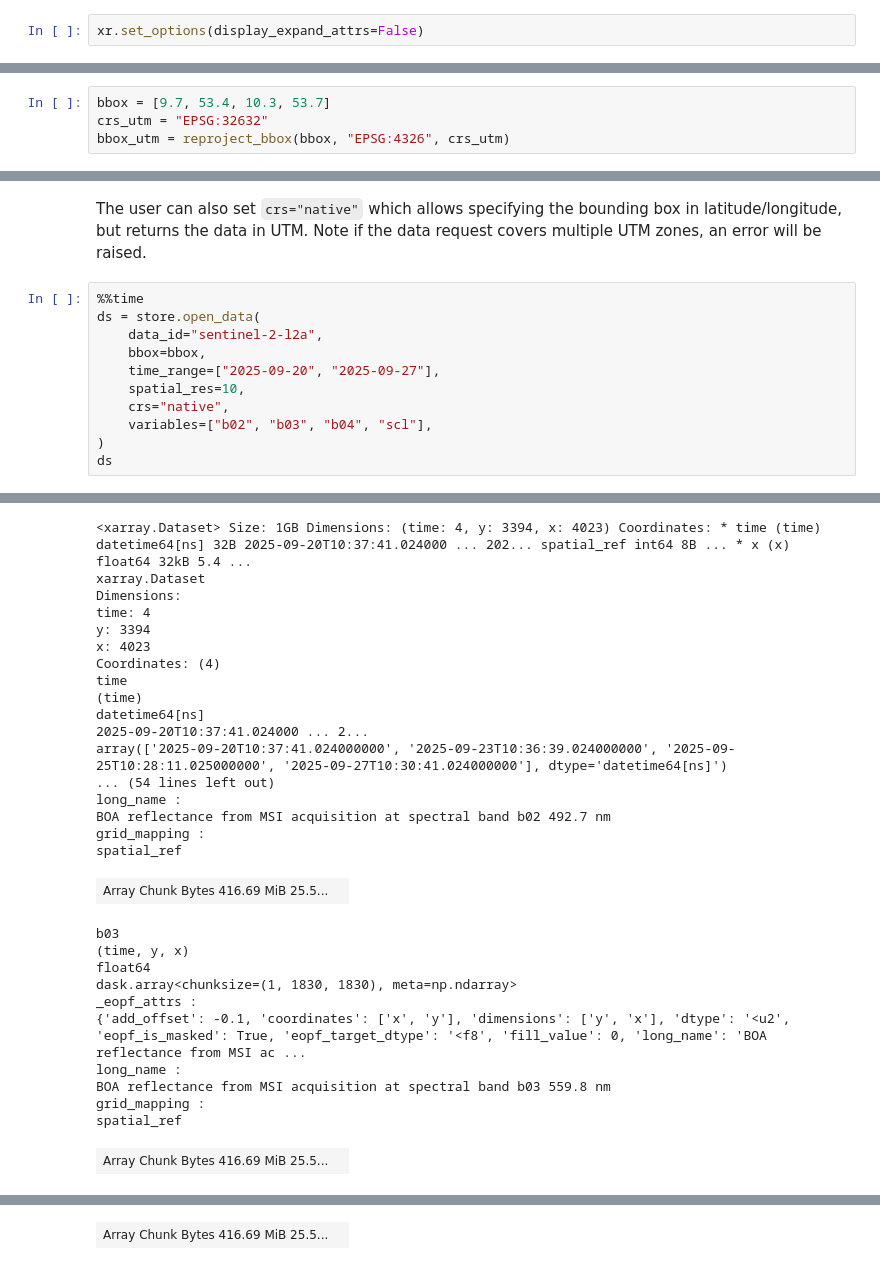
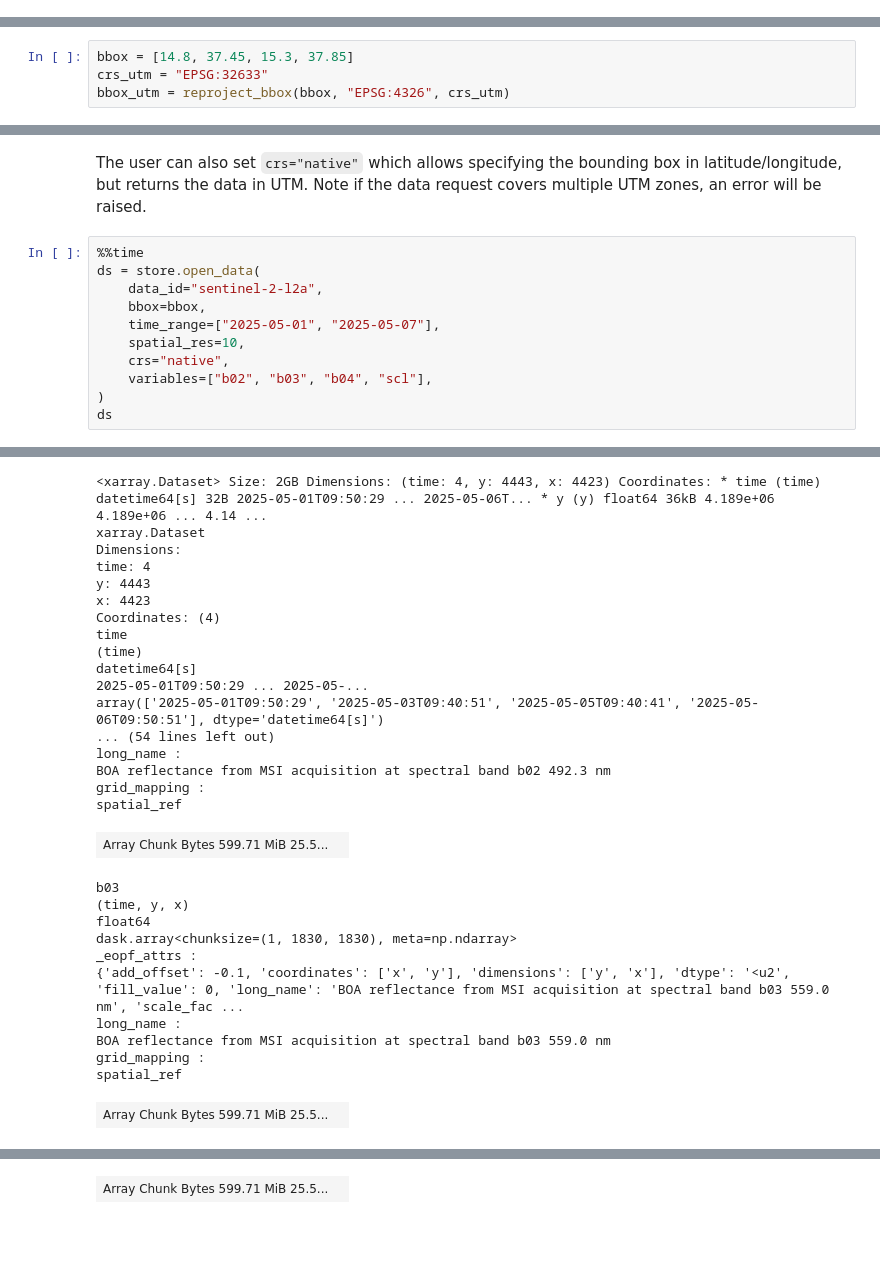
Before and after one commit to EOPF-Sample-Service/xcube-eopf, a Jupyter notebook: examples/sentinel_2.ipynb, the cells around one changed output, grey strips where cells are left out. Drawn from its saved outputs; the diff is of its cells as text; blank space fills up the shorter version.

```diff
--- a/examples/sentinel_2.ipynb
+++ b/examples/sentinel_2.ipynb
@@ -14,2 +55,0 @@ import xarray as xr
-# %%
-xr.set_options(display_expand_attrs=False)
@@ -47,6 +86,6 @@ We now want to generate a data cube from the Sentinel-2 L2A product. We therefor
 # %%
-bbox = [9.7, 53.4, 10.3, 53.7]
-crs_utm = "EPSG:32632"
+bbox = [14.8, 37.45, 15.3, 37.85]
+crs_utm = "EPSG:32633"
 bbox_utm = reproject_bbox(bbox, "EPSG:4326", crs_utm)
 # %%
 %%time
@@ -151,7 +203,7 @@ The user can also set `crs="native"` which allows specifying the bounding box in
 ds = store.open_data(
     data_id="sentinel-2-l2a",
     bbox=bbox,
-    time_range=["2025-09-20", "2025-09-27"],
+    time_range=["2025-05-01", "2025-05-07"],
     spatial_res=10,
     crs="native",
     variables=["b02", "b03", "b04", "scl"],
@@ -163,32 +215,32 @@ Wall time: 10.4 s
-<xarray.Dataset> Size: 1GB Dimensions: (time: 4, y: 3394, x: 4023) Coordinates: * time (time) datetime64[ns] 32B 2025-09-20T10:37:41.024000 ... 202... spatial_ref int64 8B ... * x (x) float64 32kB 5.4 ...
+<xarray.Dataset> Size: 2GB Dimensions: (time: 4, y: 4443, x: 4423) Coordinates: * time (time) datetime64[s] 32B 2025-05-01T09:50:29 ... 2025-05-06T... * y (y) float64 36kB 4.189e+06 4.189e+06 ... 4.14 ...
 xarray.Dataset
 Dimensions:
 time: 4
-y: 3394
-x: 4023
+y: 4443
+x: 4423
 Coordinates: (4)
 time
 (time)
-datetime64[ns]
-2025-09-20T10:37:41.024000 ... 2...
-array(['2025-09-20T10:37:41.024000000', '2025-09-23T10:36:39.024000000', '2025-09-25T10:28:11.025000000', '2025-09-27T10:30:41.024000000'], dtype='datetime64[ns]')
+datetime64[s]
+2025-05-01T09:50:29 ... 2025-05-...
+array(['2025-05-01T09:50:29', '2025-05-03T09:40:51', '2025-05-05T09:40:41', '2025-05-06T09:50:51'], dtype='datetime64[s]')
 ... (54 lines left out)
 long_name :
-BOA reflectance from MSI acquisition at spectral band b02 492.7 nm
+BOA reflectance from MSI acquisition at spectral band b02 492.3 nm
 grid_mapping :
 spatial_ref
-| Array Chunk Bytes 416.69 MiB 25.5... |  |
+| Array Chunk Bytes 599.71 MiB 25.5... |  |
 b03
 (time, y, x)
 float64
 dask.array<chunksize=(1, 1830, 1830), meta=np.ndarray>
 _eopf_attrs :
-{'add_offset': -0.1, 'coordinates': ['x', 'y'], 'dimensions': ['y', 'x'], 'dtype': '<u2', 'eopf_is_masked': True, 'eopf_target_dtype': '<f8', 'fill_value': 0, 'long_name': 'BOA reflectance from MSI ac ...
+{'add_offset': -0.1, 'coordinates': ['x', 'y'], 'dimensions': ['y', 'x'], 'dtype': '<u2', 'fill_value': 0, 'long_name': 'BOA reflectance from MSI acquisition at spectral band b03 559.0 nm', 'scale_fac ...
 long_name :
-BOA reflectance from MSI acquisition at spectral band b03 559.8 nm
+BOA reflectance from MSI acquisition at spectral band b03 559.0 nm
 grid_mapping :
 spatial_ref
-| Array Chunk Bytes 416.69 MiB 25.5... |  |
+| Array Chunk Bytes 599.71 MiB 25.5... |  |
 b04
 (time, y, x)
 float64
@@ -200,6 +252,6 @@ BOA reflectance from MSI acquisition at spectral band b04 664.6 nm
 grid_mapping :
 spatial_ref
-| Array Chunk Bytes 416.69 MiB 25.5... |  |
+| Array Chunk Bytes 599.71 MiB 25.5... |  |
 scl
 (time, y, x)
 uint8
```
Also changed, not shown: parts of 33 cells of this notebook, 4 other files.
